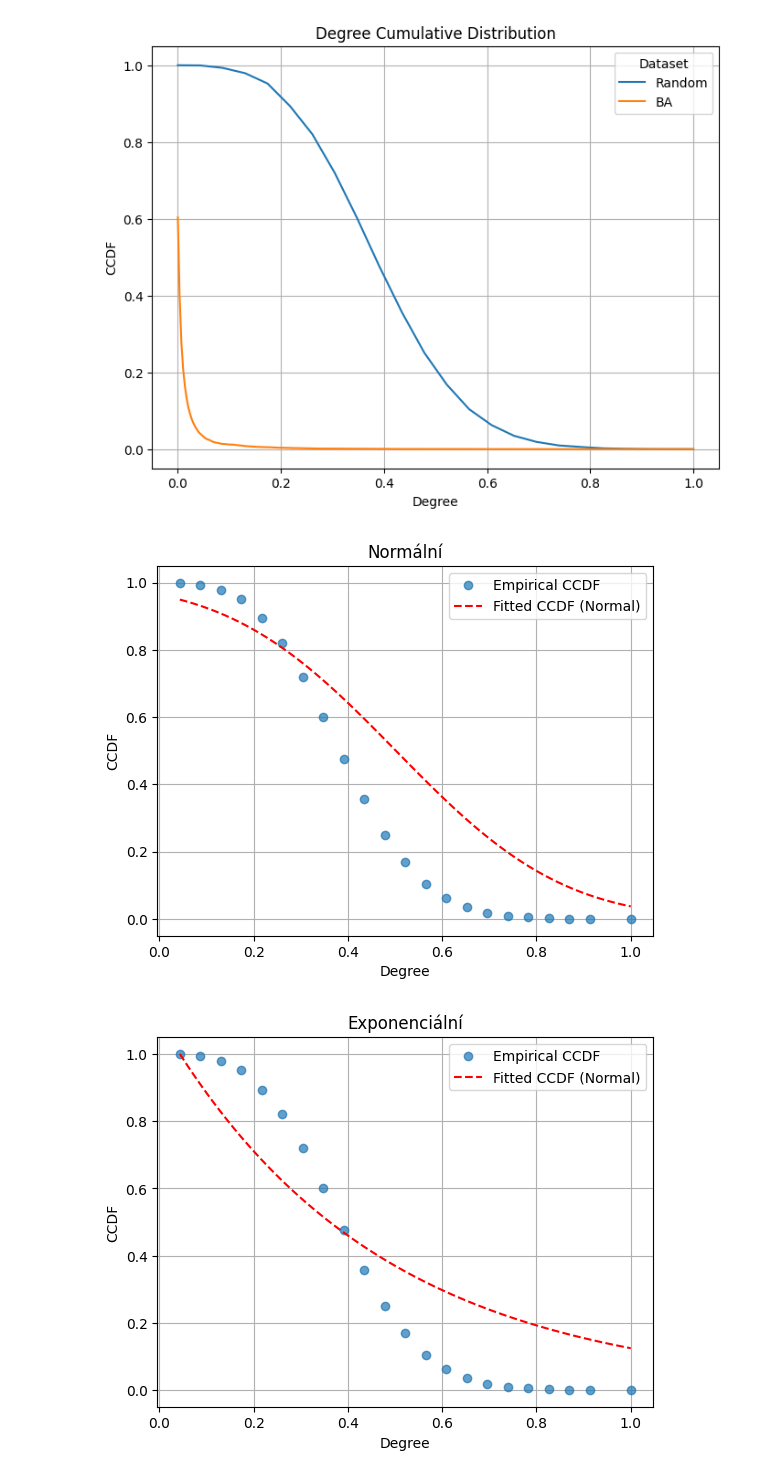
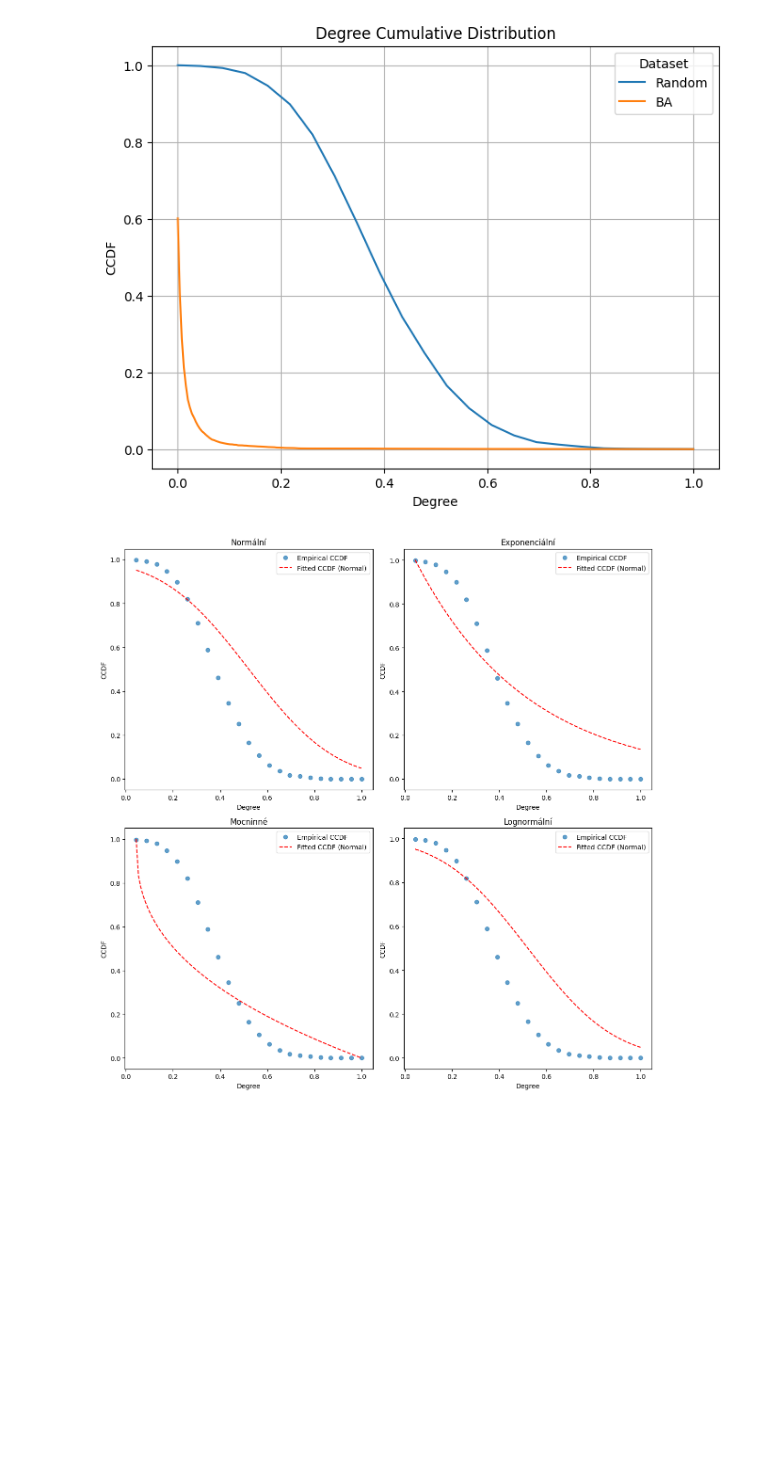
Before and after one commit to gaitovrat/MAS-1, a Jupyter notebook: notebooks/RandomDistribution.ipynb, the cells around one changed output. Cells and saved outputs as stored; diff of their text form; code cells hidden in the pictures; blank space fills up the shorter version.

Commit message:
Improve plots

```diff
--- a/notebooks/RandomDistribution.ipynb
+++ b/notebooks/RandomDistribution.ipynb
@@ -194,30 +192,34 @@ plt.show()
 # %%
 random_df = df[df.Dataset == "Random"]
 ba_df = df[df.Dataset == "BA"]
 
 def plt_cddf(dataset, dist, label):
     dataset = dataset[dataset.X > 0]
     X = dataset.X.values
     ccdf = dataset.ccdf.values
 
     xmin, xmax = min(X), max(X)
     x = np.linspace(xmin, xmax, 100)
     fit_data = dist.fit(X)
     ccdf_fitted = 1 - dist.cdf(x, *fit_data)
 
     plt.plot(X, ccdf, 'o', label="Empirical CCDF", alpha=0.7)
     plt.plot(x, ccdf_fitted, '--', label="Fitted CCDF (Normal)", color="red")
     plt.xlabel("Degree")
     plt.ylabel("CCDF")
     plt.title(label)
     plt.legend()
-    plt.grid(True)
-    plt.show()
 
+fig, axs = plt.subplots(2, 2, figsize=(12, 12))
+plt.sca(axs[0, 0])
 plt_cddf(random_df, stats.norm, "Normální")
+plt.sca(axs[0, 1])
 plt_cddf(random_df, stats.expon, "Exponenciální")
+plt.sca(axs[1, 0])
 plt_cddf(random_df, stats.powerlaw, "Mocninné")
+plt.sca(axs[1, 1])
 plt_cddf(random_df, stats.lognorm, "Lognormální")
+plt.tight_layout()
+plt.show()
 # %% [output]
-[figure, old version]
+[figure, new version]
-[figure, removed]
```
Also changed, not shown: parts of 5 cells of this notebook.
